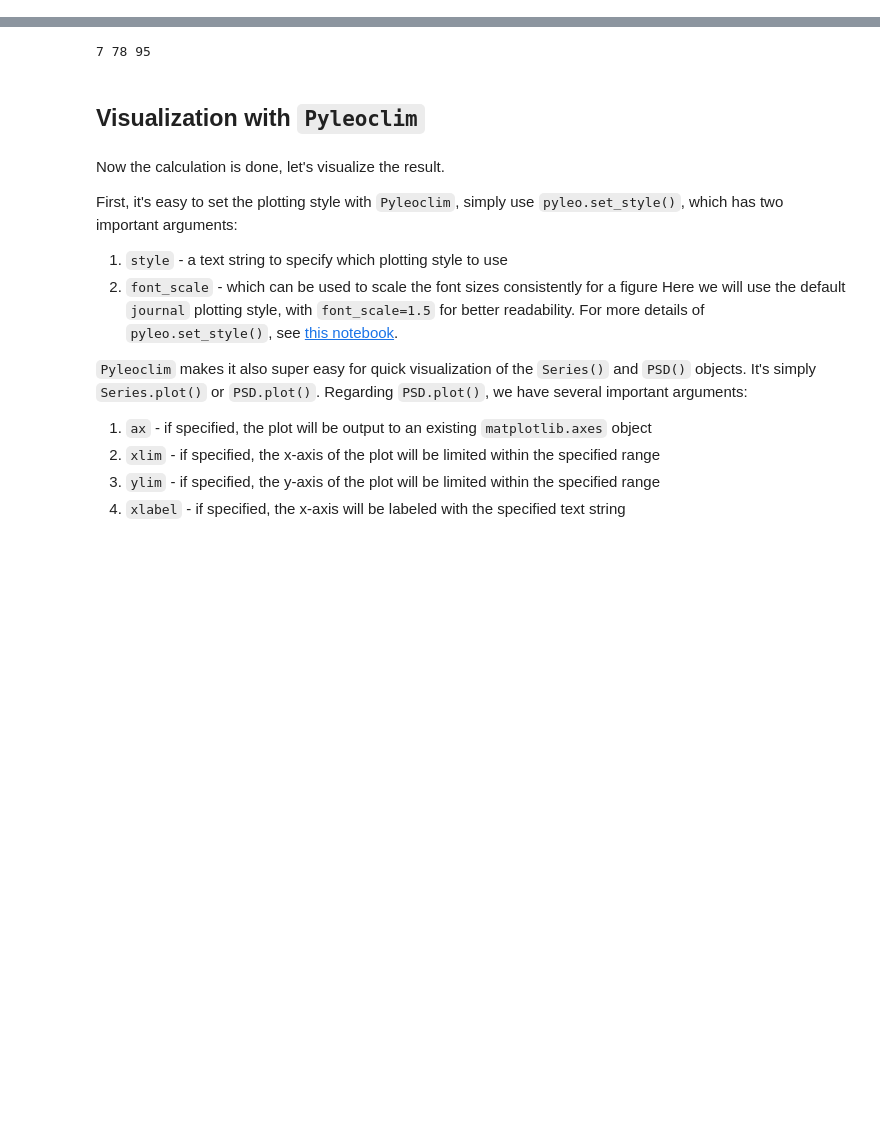
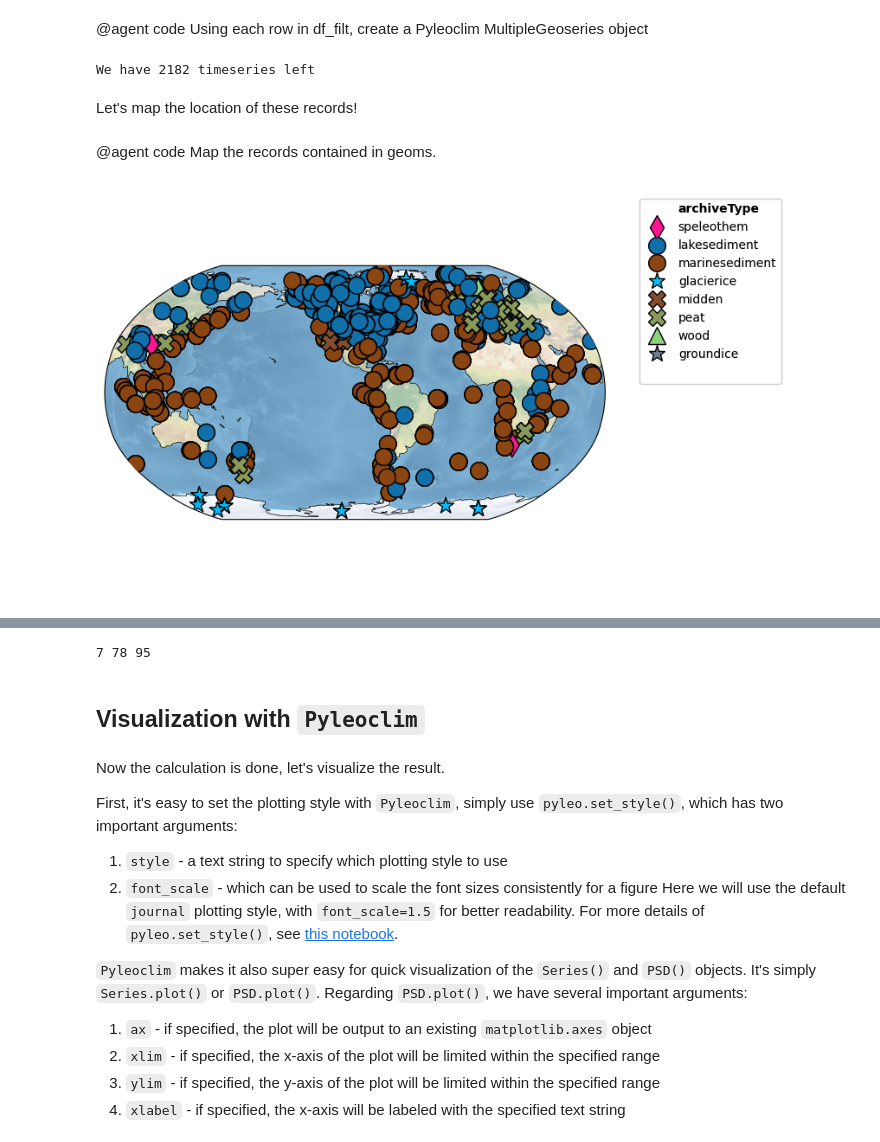
Before and after one commit to LinkedEarth/FreqFun, a Jupyter notebook: notebooks/spectral_analysis_temp12k.ipynb, the cells around one changed output, grey strips where cells are left out. Drawn from its saved outputs; the diff is of its cells as text; code cells hidden in the pictures; blank space fills up the shorter version.

```diff
--- a/notebooks/spectral_analysis_temp12k.ipynb
+++ b/notebooks/spectral_analysis_temp12k.ipynb
@@ -168,0 +134,21 @@ We will calculate three sets of the scaling factors:
+# %%
+# This code snippet loads timeseries essentials from the Temp12k database using a LiPD object. It first ensures the data is loaded from the specified directory and then retrieves the timeseries essentials using the get_timeseries_essentials method, storing the result in a DataFrame for examination.
+# Auto-generated by PaleoPal CodeGenerationAgent with contextual search
+
+#from pylipd.lipd import LiPD
+
+# Create a LiPD object if not already created
+#lipd = LiPD()
+
+# Load data from the directory if not already loaded
+#lipd.load_from_dir('../data/Temp12k')
+
+# Get the timeseries essentials
+# This will return a pandas DataFrame or similar structure with timeseries information
+#try:
+df = lipd.get_timeseries_essentials()
+
+    # Print the DataFrame to review the essential information
+    #print(df_timeseries_essentials)
+#except Exception as e:
+    #print(f'An error occurred while getting timeseries essentials: {e}')
@@ -168,0 +171,3 @@ We will calculate three sets of the scaling factors:
+# %%
+df_filt = df[df['paleoData_variableName']=='temperature']
+print(f"We have {len(df_filt)} timeseries")
@@ -168,0 +180,3 @@ We will calculate three sets of the scaling factors:
+# %% [markdown]
+@agent code
+Using each row in df_filt, create a Pyleoclim MultipleGeoseries object
@@ -168,0 +223,25 @@ We will calculate three sets of the scaling factors:
+# %%
+print(f"We have {len(geoms.series_list)} timeseries left")
+# %% [output]
+We have 2182 timeseries left
+# %% [markdown]
+Let's map the location of these records!
+# %% [markdown]
+@agent code
+Map the records contained in geoms.
+# %%
+# This code snippet uses the MultipleGeoSeries object 'geoms' to create a map of the records using the 'map' method in Pyleoclim. The records are displayed in a Robinson projection with a specified figure size and color-coded by 'archiveType'.
+# Auto-generated by PaleoPal CodeGenerationAgent with contextual search
+
+# This code maps the records contained in the 'geoms' which is a MultipleGeoSeries object.
+# Ensure that the pylipd and pyleoclim packages are installed and available for import.
+
+# Import necessary package for plotting geopraphically distributed data
+#import pyleoclim as pyleo
+
+# 'geoms' is assumed to be a MultipleGeoSeries object already created from the DataFrame 'df_filt'
+
+# Map the records
+fig, ax = geoms.map(projection='Robinson', figsize=[12, 6], hue='archiveType')
+# %% [output]
+[figure, added]
```
Also changed, not shown: parts of 39 cells of this notebook, 4 other files.
